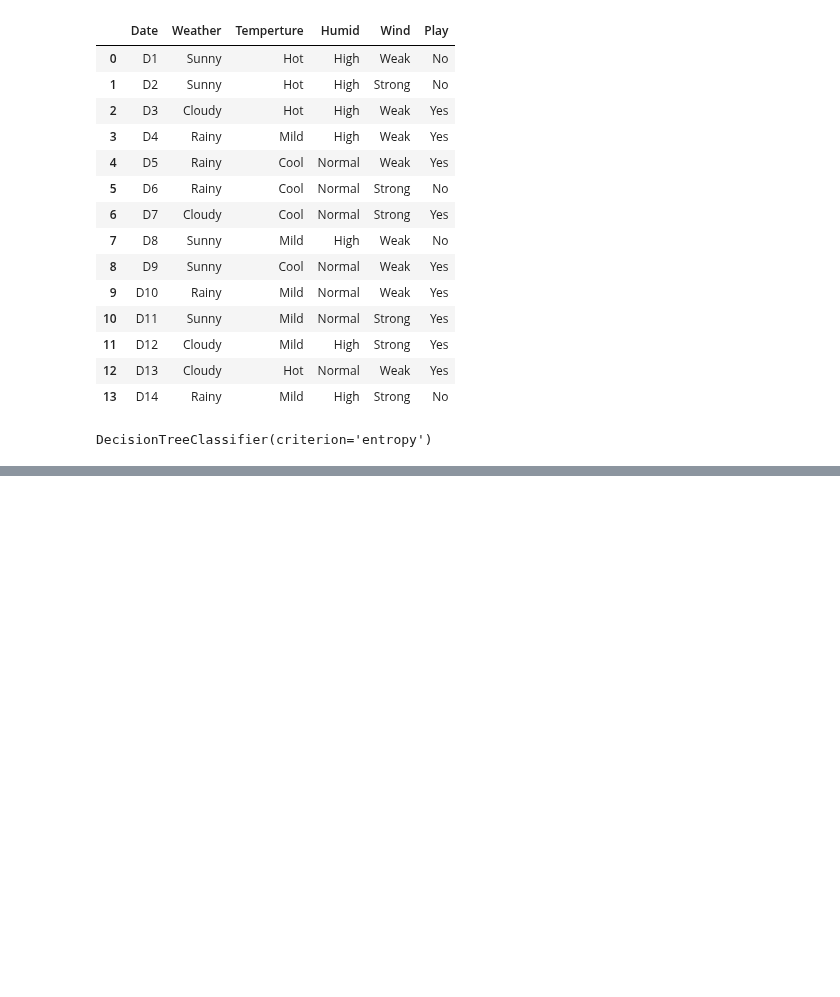
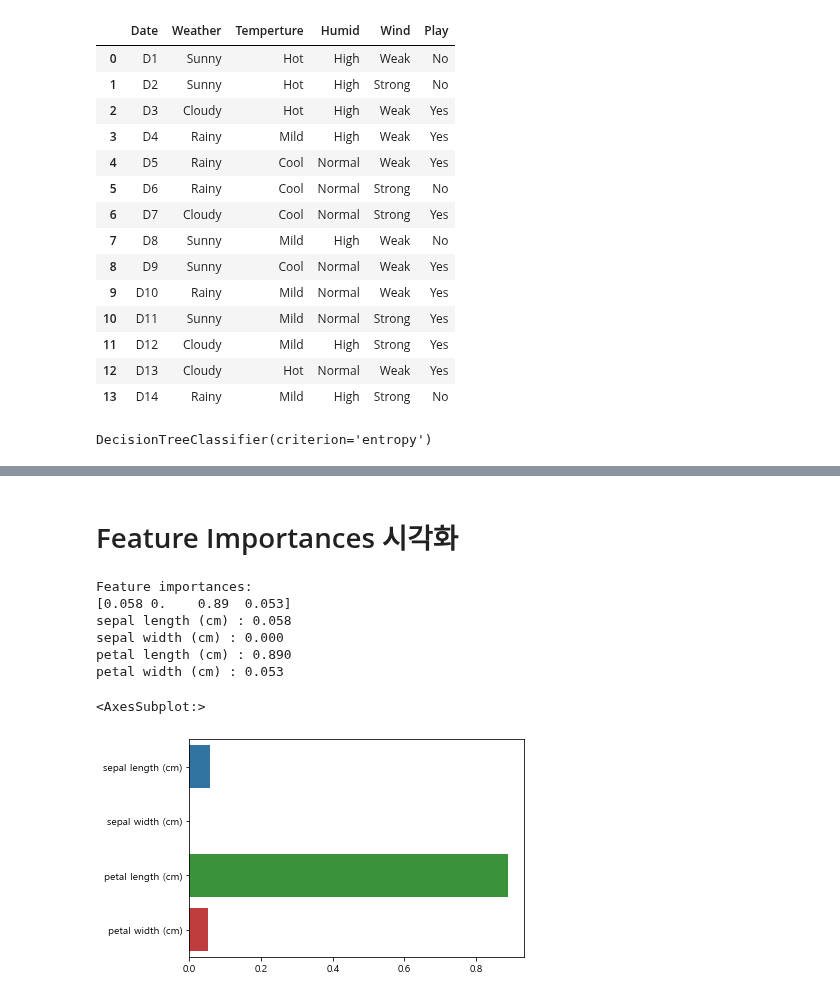
Before and after one commit to unknown-jun/Machine_Learning, a Jupyter notebook: ML_Myself/M_06. Decision Tree.ipynb, the cells around one changed output, grey strips where cells are left out. Cells and saved outputs as stored; diff of their text form; code cells hidden in the pictures; blank space fills up the shorter version.

```diff
--- a/ML_Myself/M_06. Decision Tree.ipynb
+++ b/ML_Myself/M_06. Decision Tree.ipynb
@@ -264,9 +218,12 @@ visualize_boundary(dt_clf, X_train[:,i], y_train, i, title="max_features='auto'"
 # %%
-dataset=iris
-X_train, X_test, y_train, y_test = train_test_split(dataset.data, dataset.target,
-                                                    test_size=0.2, random_state=11)
-DecisionTreeClassifier.fit(X_train, y_train)
-dt = export_graphviz(model, class_names = dataset.target_names,
-                            feature_names = dataset.feature_names,
+from sklearn.tree import export_graphviz
+import graphviz
+dt_clf = DecisionTreeClassifier(random_state=156)
+
+X_train, X_test, y_train, y_test = train_test_split(iris.data, iris.target,
+                                                    test_size=0.2, random_state=156)
+dt_clf.fit(X_train, y_train)
+dt = export_graphviz(dt_clf, class_names = iris.target_names,
+                            feature_names = iris.feature_names,
                             filled=True, impurity=True)
 graphviz.Source(dt)
@@ -272,0 +356,29 @@ graphviz.Source(dt)
+# %% [markdown]
+# Feature Importances 시각화
+# %%
+import seaborn as sns
+import numpy as np
+
+dt_clf = DecisionTreeClassifier(random_state=156)
+X_train, X_test, y_train, y_test = train_test_split(iris.data, iris.target,
+                                                    test_size=0.2, random_state=156)
+dt_clf.fit(X_train, y_train)
+
+# feature importance 추출
+print('Feature importances: \n{0}'.format(np.round(dt_clf.feature_importances_,3)))
+
+# feature별 importance 매핑
+for name, value in zip(iris.feature_names, dt_clf.feature_importances_):
+    print('{0} : {1:.3f}'.format(name, value))
+
+# feature importance를 column별로 시각화하기
+sns.barplot(x=dt_clf.feature_importances_, y=iris.feature_names)
+# %% [output]
+Feature importances:
+[0.058 0.    0.89  0.053]
+sepal length (cm) : 0.058
+sepal width (cm) : 0.000
+petal length (cm) : 0.890
+petal width (cm) : 0.053
+<AxesSubplot:>
+[figure, added]
```
Also changed, not shown: parts of 17 cells of this notebook.
